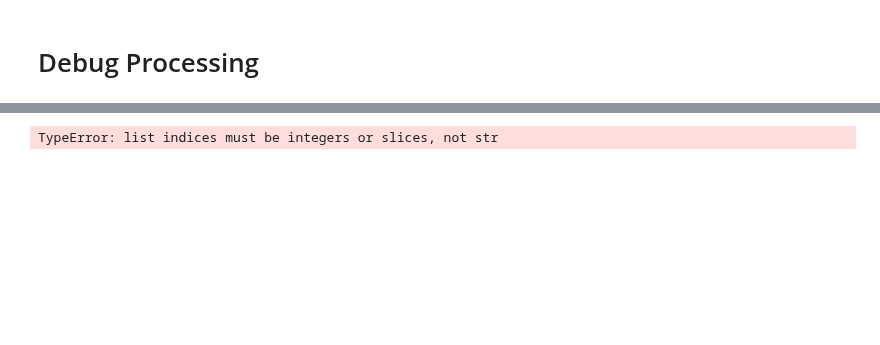
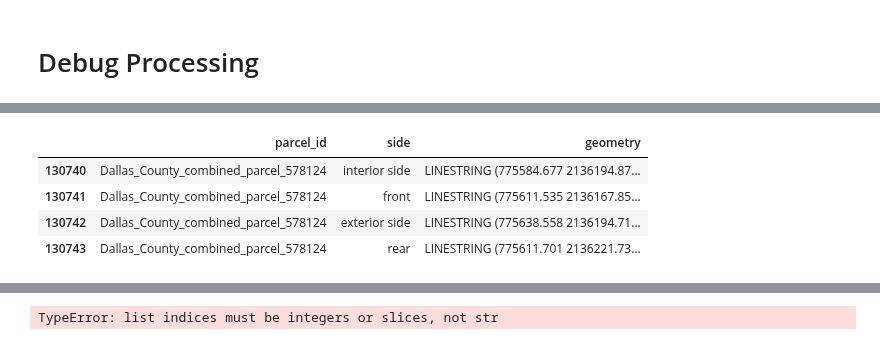
Before and after one commit to vibe-lab-gsd/zonepy, a Jupyter notebook: examples.ipynb, the cells around one changed output, grey strips where cells are left out. Saved outputs shown, nothing was run; the diff lists cells and outputs as text; code cells hidden in the pictures; blank space fills up the shorter version.

```diff
--- a/examples.ipynb
+++ b/examples.ipynb
@@ -974,3 +1043,11 @@ parcels_sf = pd.concat(parcel_list, ignore_index=True)
+# %%
+parcel_geo[parcel_geo['parcel_id']=='Dallas_County_combined_parcel_578124']
+# %% [output]
+|  | parcel_id | side | geometry |
+| 130740 | Dallas_County_combined_parcel_578124 | interior side | LINESTRING (775584.677 2136194.87... |
+| 130741 | Dallas_County_combined_parcel_578124 | front | LINESTRING (775611.535 2136167.85... |
+| 130742 | Dallas_County_combined_parcel_578124 | exterior side | LINESTRING (775638.558 2136194.71... |
+| 130743 | Dallas_County_combined_parcel_578124 | rear | LINESTRING (775611.701 2136221.73... |
 # %%
 parcels_sf[parcels_sf['parcel_id'] == 'Dallas_County_combined_parcel_578124']
 # %% [output]
```
Also changed, not shown: parts of 7 cells of this notebook, 3 other files.
